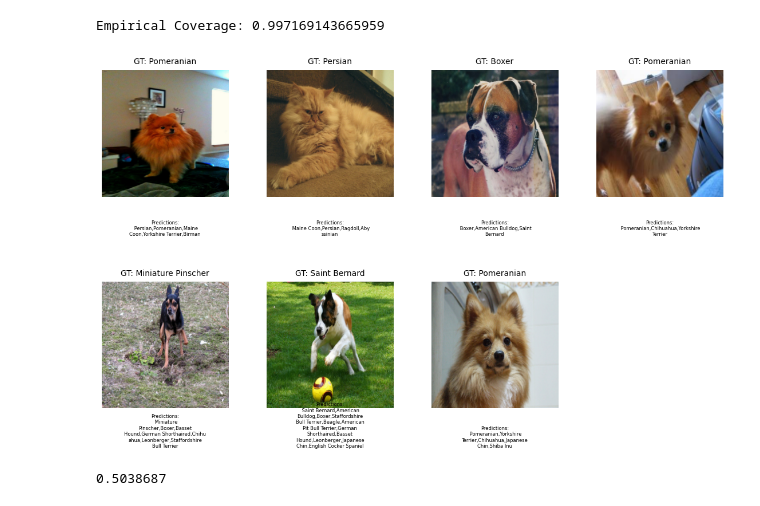
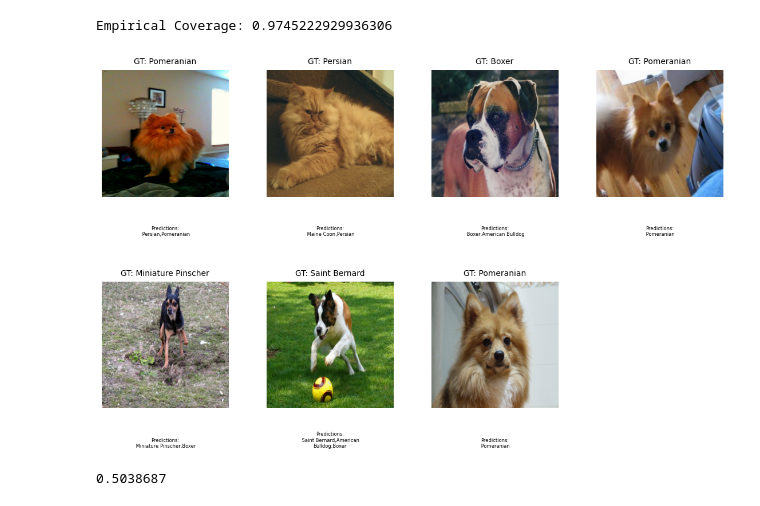
Before and after one commit to GoldenEXPn/end-to-end-DL, a Jupyter notebook: HW4/Conformal_Prediction/naive_prediction.ipynb, the cells around one changed output. Cells and saved outputs as stored; diff of their text form; code cells hidden in the pictures.

```diff
--- a/HW4/Conformal_Prediction/naive_prediction.ipynb
+++ b/HW4/Conformal_Prediction/naive_prediction.ipynb
@@ -23,7 +23,7 @@ validation_labels = correct_classes[split:]
 scores = np.array([calibration_softmax[i, calibration_labels[i]] for i in range(split)])  # Retrieve the softmax score of the correct class for each example
 
 # Calculate 1-quantile (one-tailed q?)
-alpha = 0.1
+alpha = 0.5
 q_hat = np.quantile(scores, 1-alpha)
 
 # Construct prediction set that have cumulative score >= q_hat
@@ -53,35 +53,35 @@ example_outputs = np.load(os.path.join(folder_path, 'model_outputs.npy'))
 gt_classes = np.load(os.path.join(folder_path, 'gt_classes.npy'))
 idx2cls = np.load(os.path.join(folder_path, 'idx2cls.npy'), allow_pickle=True)
 cls2idx = {v: k for k, v in enumerate(idx2cls)}
 
 selected_images = ['B0.png', 'B1.png', 'B2.png', 'B3.png', 'B15.png', 'B17.png', 'B19.png']
 selected_indices = [0,1,2,3,15,17,19]
 # Recalculate q_hat
 example_scores = np.array([example_outputs[i, cls2idx[gt_classes[i]]] for i in range(len(example_outputs))])
 #q_hat = np.quantile(example_scores, 1-alpha)
 plt.figure(figsize=(14, 8))
 for i, (image_name, idx) in enumerate(zip(selected_images, selected_indices)):
     image = Image.open(os.path.join(folder_path, image_name))
     gt_label = gt_classes[idx]
     example_output = example_outputs[idx]
     # Construct prediction set
     pred_set = construct_prediction_set(example_output, q_hat)
     pred_set_names = [idx2cls[i] for i in pred_set]
 
     # Plot image
     plt.subplot(2, 4, i+1)
     plt.imshow(image)
     plt.axis('off')
     plt.text(0.5, 1.05, f'GT: {gt_label}', fontsize=10, ha='center', wrap=True, transform=plt.gca().transAxes)
     pred_texts = ','.join(pred_set_names)
     wrapped_text = "\n".join(textwrap.wrap(pred_texts, 30))
     plt.text(0.5, -0.3, f'Predictions:\n {wrapped_text}', fontsize=6, ha='center', wrap=True, transform=plt.gca().transAxes)
 
 plt.subplots_adjust(wspace=0.3, hspace=0.5)
 plt.show()
 # %% [output]
-Empirical Coverage: 0.997169143665959
+Empirical Coverage: 0.9745222929936306
-[figure, old version]
+[figure, new version]
 # %%
 folder_path = 'example_images'
 example_outputs = np.load(os.path.join(folder_path, 'model_outputs.npy'))
```
Also changed, not shown: 7 other files.
